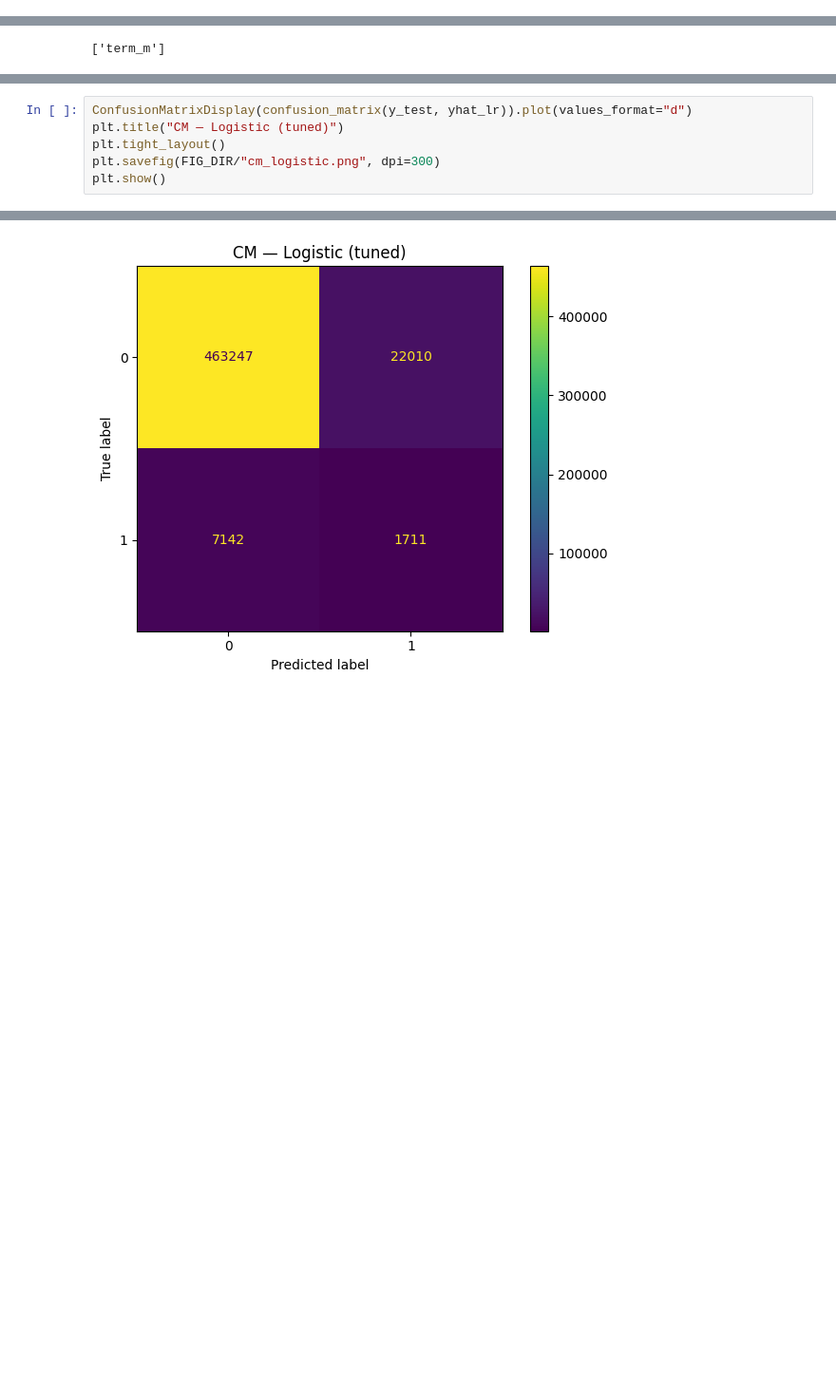
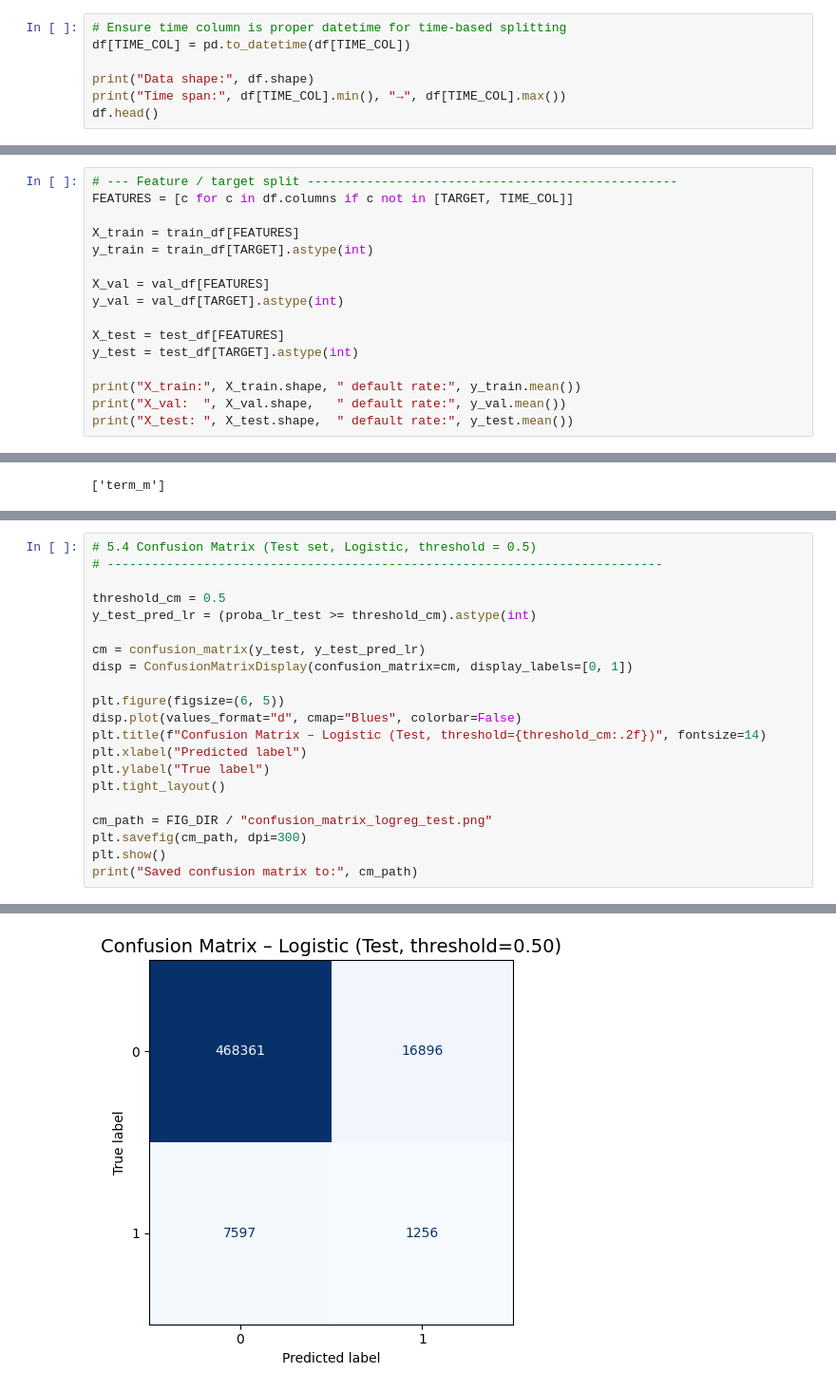
Before and after one commit to BinodTandan/Banking_Stress_Testing, a Jupyter notebook: notebooks/03_model_training.ipynb, the cells around one changed output, grey strips where cells are left out. Shown at 95% size. Drawn from its saved outputs; the diff is of its cells as text; blank space fills up the shorter version.

```diff
--- a/notebooks/03_model_training.ipynb
+++ b/notebooks/03_model_training.ipynb
@@ -13,0 +26,7 @@ TIME_COL = "issue_q_start"
+# %%
+# Ensure time column is proper datetime for time-based splitting
+df[TIME_COL] = pd.to_datetime(df[TIME_COL])
+
+print("Data shape:", df.shape)
+print("Time span:", df[TIME_COL].min(), "→", df[TIME_COL].max())
+df.head()
@@ -27,0 +67,16 @@ print(X_train.shape, X_test.shape, y_train.mean(), y_test.mean())
+# %%
+# --- Feature / target split --------------------------------------------------
+FEATURES = [c for c in df.columns if c not in [TARGET, TIME_COL]]
+
+X_train = train_df[FEATURES]
+y_train = train_df[TARGET].astype(int)
+
+X_val = val_df[FEATURES]
+y_val = val_df[TARGET].astype(int)
+
+X_test = test_df[FEATURES]
+y_test = test_df[TARGET].astype(int)
+
+print("X_train:", X_train.shape, " default rate:", y_train.mean())
+print("X_val:  ", X_val.shape,   " default rate:", y_val.mean())
+print("X_test: ", X_test.shape,  " default rate:", y_test.mean())
@@ -227,7 +425,22 @@ plt.show()
 # %%
-ConfusionMatrixDisplay(confusion_matrix(y_test, yhat_lr)).plot(values_format="d")
-plt.title("CM — Logistic (tuned)")
+# 5.4 Confusion Matrix (Test set, Logistic, threshold = 0.5)
+# ---------------------------------------------------------------------------
+
+threshold_cm = 0.5
+y_test_pred_lr = (proba_lr_test >= threshold_cm).astype(int)
+
+cm = confusion_matrix(y_test, y_test_pred_lr)
+disp = ConfusionMatrixDisplay(confusion_matrix=cm, display_labels=[0, 1])
+
+plt.figure(figsize=(6, 5))
+disp.plot(values_format="d", cmap="Blues", colorbar=False)
+plt.title(f"Confusion Matrix – Logistic (Test, threshold={threshold_cm:.2f})", fontsize=14)
+plt.xlabel("Predicted label")
+plt.ylabel("True label")
 plt.tight_layout()
-plt.savefig(FIG_DIR/"cm_logistic.png", dpi=300)
+
+cm_path = FIG_DIR / "confusion_matrix_logreg_test.png"
+plt.savefig(cm_path, dpi=300)
 plt.show()
+print("Saved confusion matrix to:", cm_path)
 # %% [output]
@@ -234 +448 @@ plt.show()
-[figure, old version]
+[figure, new version]
```
Also changed, not shown: parts of 22 cells of this notebook.
